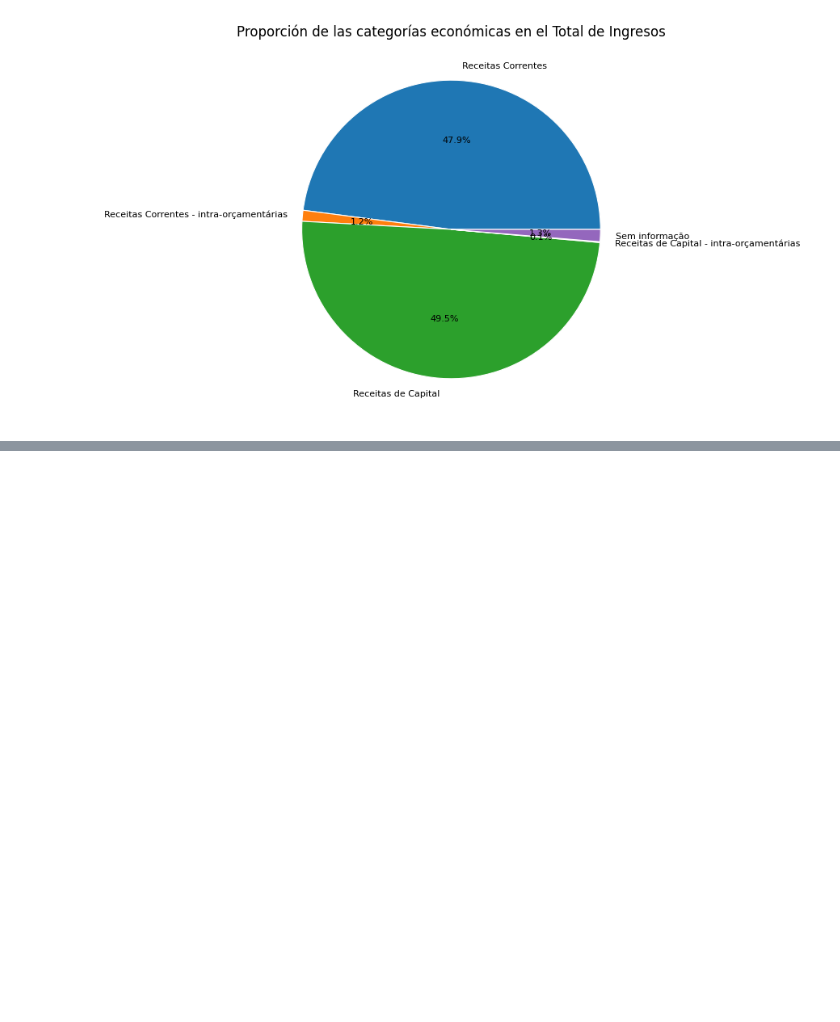
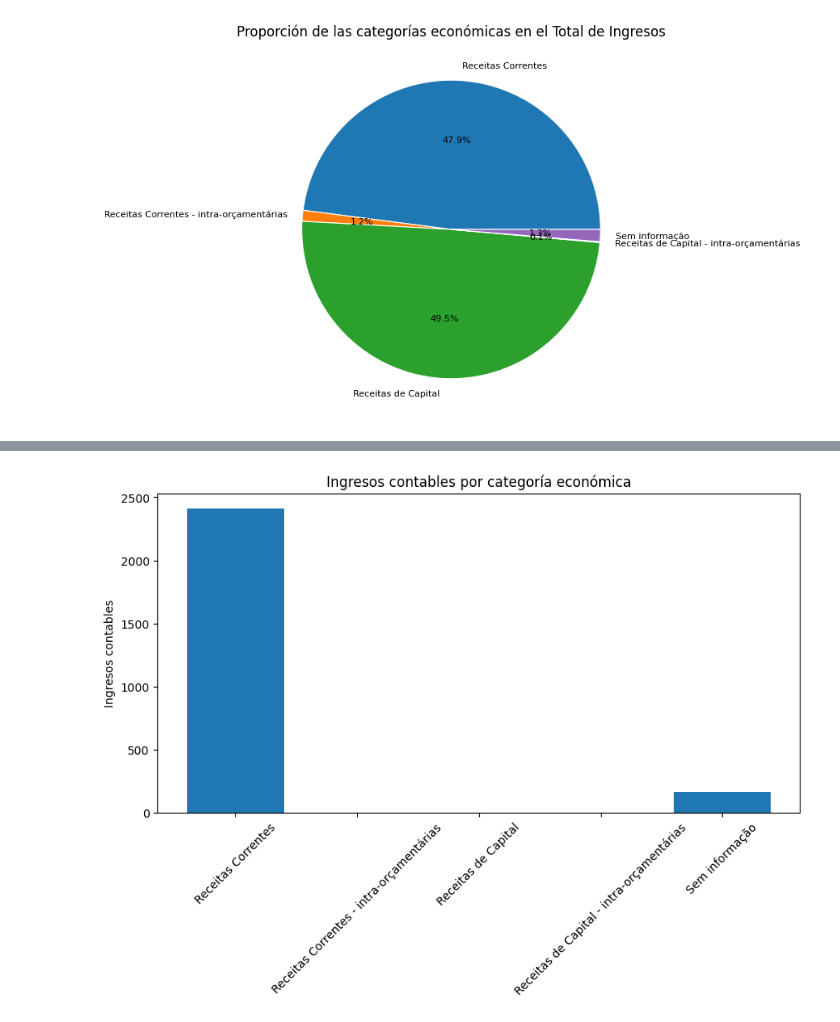
Before and after one commit to jgilsu11/Proyecto2-EDA-Ingresos-Brasil, a Jupyter notebook: EDAs individual y conjunto.ipynb, the cells around one changed output, grey strips where cells are left out. Cells and saved outputs as stored; diff of their text form; code cells hidden in the pictures; blank space fills up the shorter version.

```diff
--- a/EDAs individual y conjunto.ipynb
+++ b/EDAs individual y conjunto.ipynb
@@ -1032,0 +1089,9 @@ Passing `palette` without assigning `hue` is deprecated and will be removed in v
+# %%
+plt.figure(figsize=(10,5))
+plt.bar(df_cat_ingresosla['categoria econômica'], df_cat_ingresosla['valor lançado'])
+plt.xticks(rotation=45)
+plt.title('Ingresos contables por categoría económica')
+plt.ylabel('Ingresos contables')
+plt.show()
+# %% [output]
+[figure, added]
```
Also changed, not shown: parts of 21 cells of this notebook.
